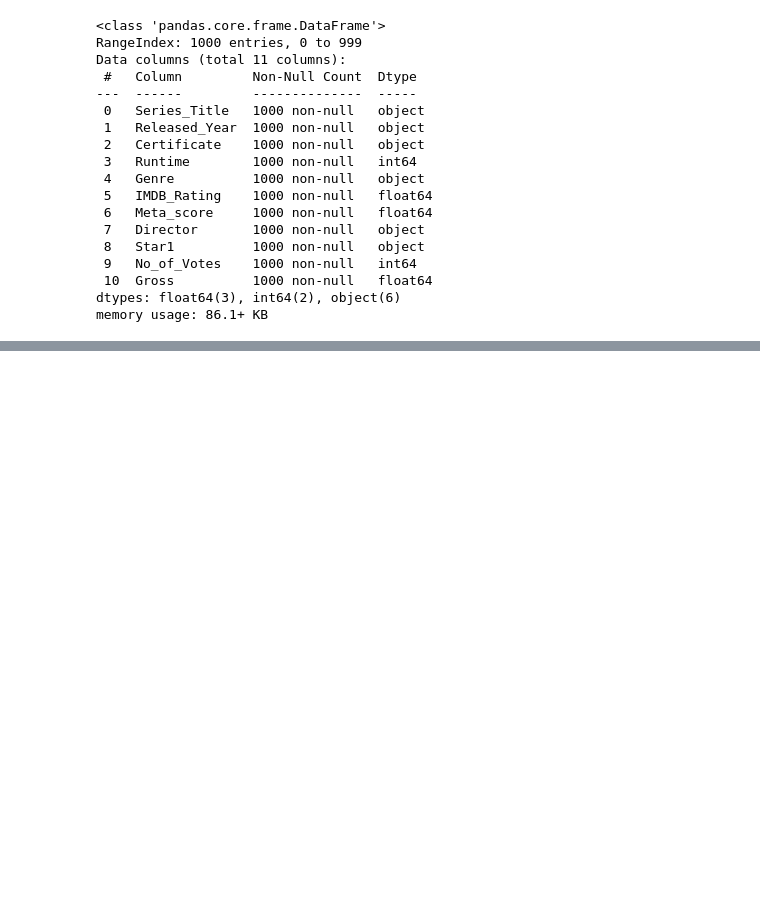
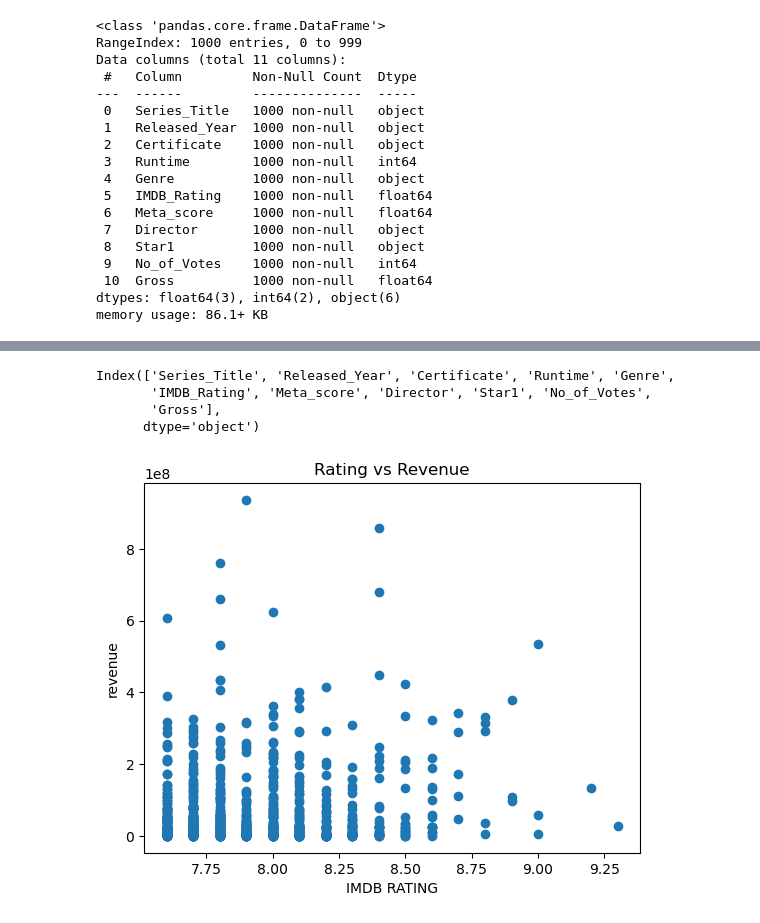
Before and after one commit to khairbakshnoor-pixel/PYTHON-Libraries-Numpy-Pandas-matplotlib-seaborn-, a Jupyter notebook: movie_project_EDA.ipynb, the cells around one changed output, grey strips where cells are left out. Cells and saved outputs as stored; diff of their text form; code cells hidden in the pictures; blank space fills up the shorter version.

```diff
--- a/movie_project_EDA.ipynb
+++ b/movie_project_EDA.ipynb
@@ -195,0 +225,15 @@ memory usage: 86.1+ KB
+# %%
+df.columns
+# %% [output]
+Index(['Series_Title', 'Released_Year', 'Certificate', 'Runtime', 'Genre',
+       'IMDB_Rating', 'Meta_score', 'Director', 'Star1', 'No_of_Votes',
+       'Gross'],
+      dtype='object')
+# %%
+plt.scatter(df['IMDB_Rating'],df['Gross'])
+plt.xlabel("IMDB RATING")
+plt.ylabel("revenue")
+plt.title("Rating vs Revenue")
+plt.show()
+# %% [output]
+[figure, added]
```
Also changed, not shown: parts of 12 cells of this notebook.
